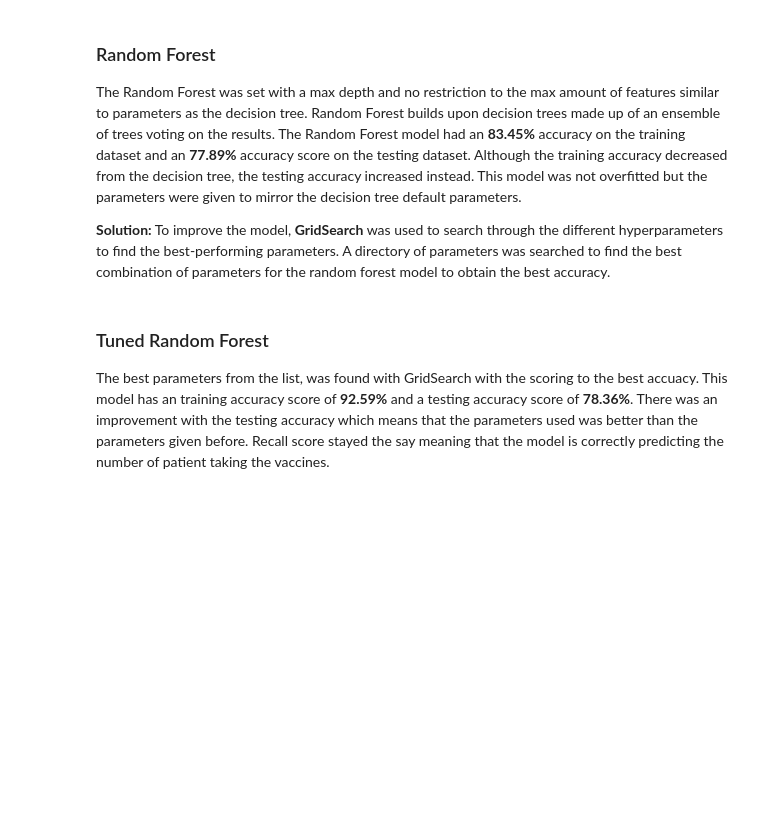
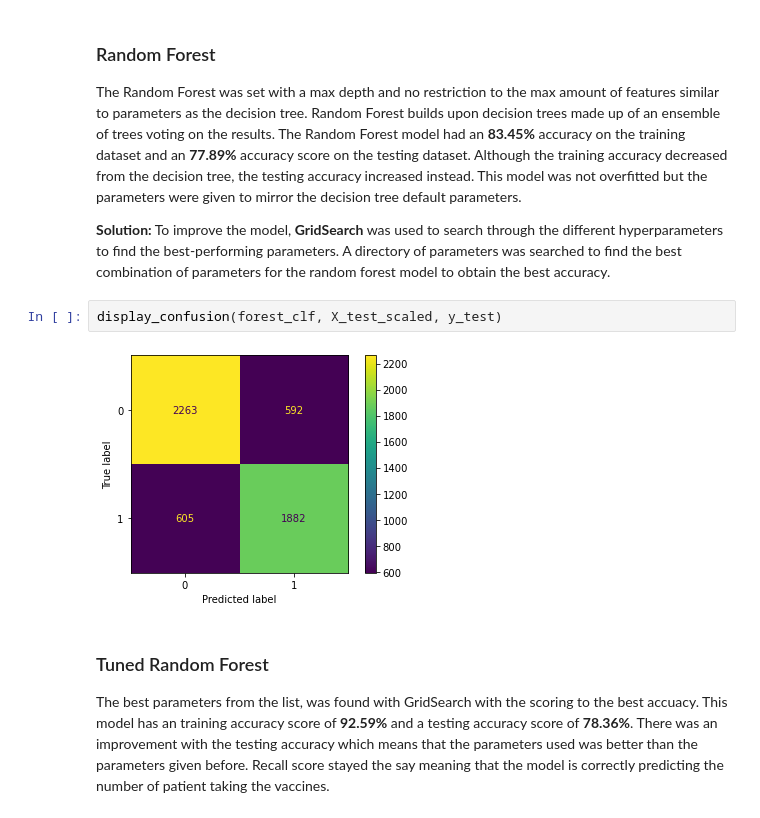
Before and after one commit to Tommyphung1/Predicting-Patient-Vaccine-Status, a Jupyter notebook: main_notebook.ipynb, the cells around one changed output. Drawn from its saved outputs; the diff is of its cells as text; blank space fills up the shorter version.

```diff
--- a/main_notebook.ipynb
+++ b/main_notebook.ipynb
@@ -322,6 +383,10 @@ The Decision Tree model had a **100%** accuracy when predicting with the trainin
 The Random Forest was set with a max depth and no restriction to the max amount of features similar to parameters as the decision tree. Random Forest builds upon decision trees made up of an ensemble of trees voting on the results. The Random Forest model had an **83.45%** accuracy on the training dataset and an **77.89%** accuracy score on the testing dataset. Although the training accuracy decreased from the decision tree, the testing accuracy increased instead. This model was not overfitted but the parameters were given to mirror the decision tree default parameters.
 
 **Solution:** To improve the model, **GridSearch** was used to search through the different hyperparameters to find the best-performing parameters. A directory of parameters was searched to find the best combination of parameters for the random forest model to obtain the best accuracy.
+# %%
+display_confusion(forest_clf, X_test_scaled, y_test)
+# %% [output]
+[figure, added]
 # %% [markdown]
 ### Tuned Random Forest
 The best parameters from the list, was found with GridSearch with the scoring to the best accuacy. This model has an training accuracy score of **92.59%** and a testing accuracy score of **78.36%**. There was an improvement with the testing accuracy which means that the parameters used was better than the parameters given before. Recall score stayed the say meaning that the model is correctly predicting the number of patient taking the vaccines.
```
Also changed, not shown: parts of 20 cells of this notebook, 5 other files.
